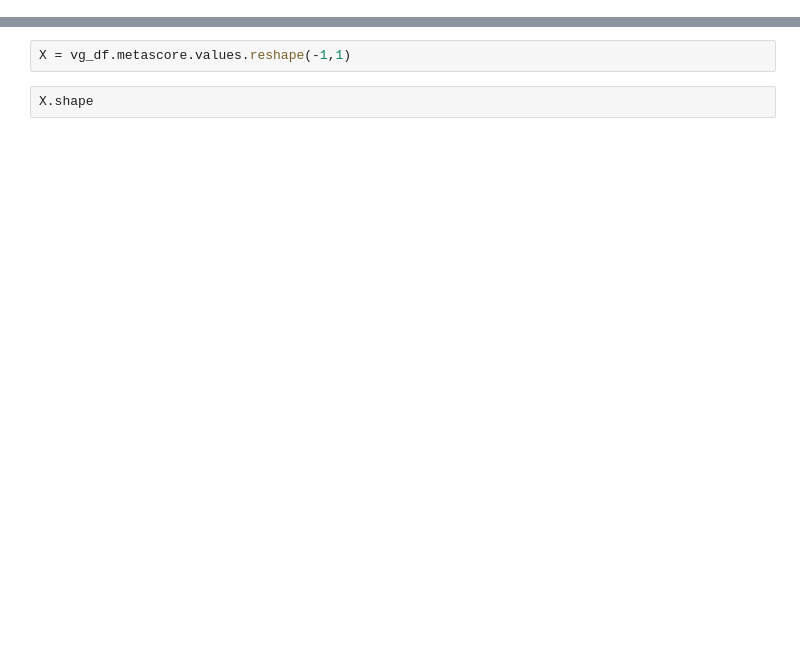
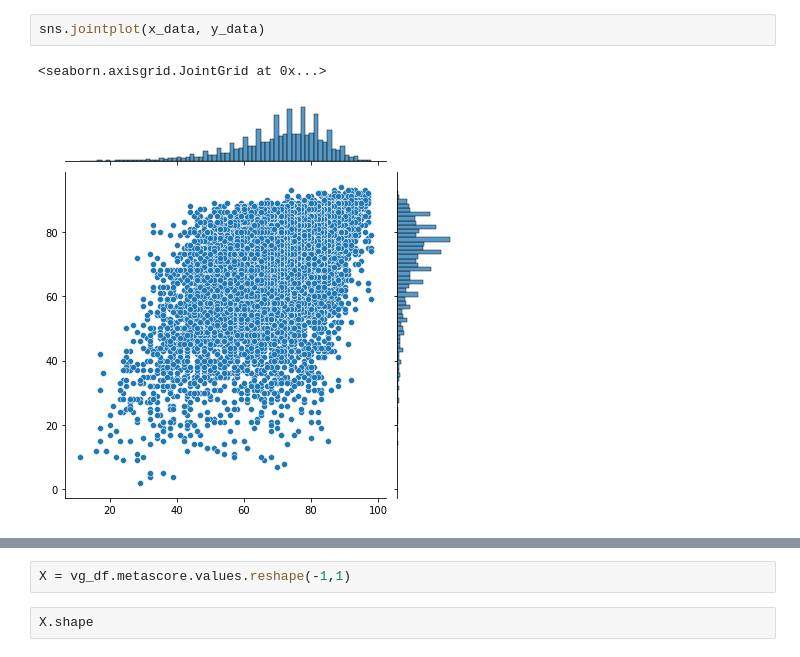
Before and after one commit to CodyMorin25/Final_Project, a Jupyter notebook: Machine_Learning_Model.ipynb, the cells around one changed output, grey strips where cells are left out. Drawn from its saved outputs; the diff is of its cells as text; blank space fills up the shorter version.

```diff
--- a/Machine_Learning_Model.ipynb
+++ b/Machine_Learning_Model.ipynb
@@ -35,0 +36,5 @@ plt.show()
+# %%
+sns.jointplot(x_data, y_data)
+# %% [output]
+<seaborn.axisgrid.JointGrid at 0x...>
+[figure, added]
```
Also changed, not shown: parts of 13 cells of this notebook, 1 other file.
